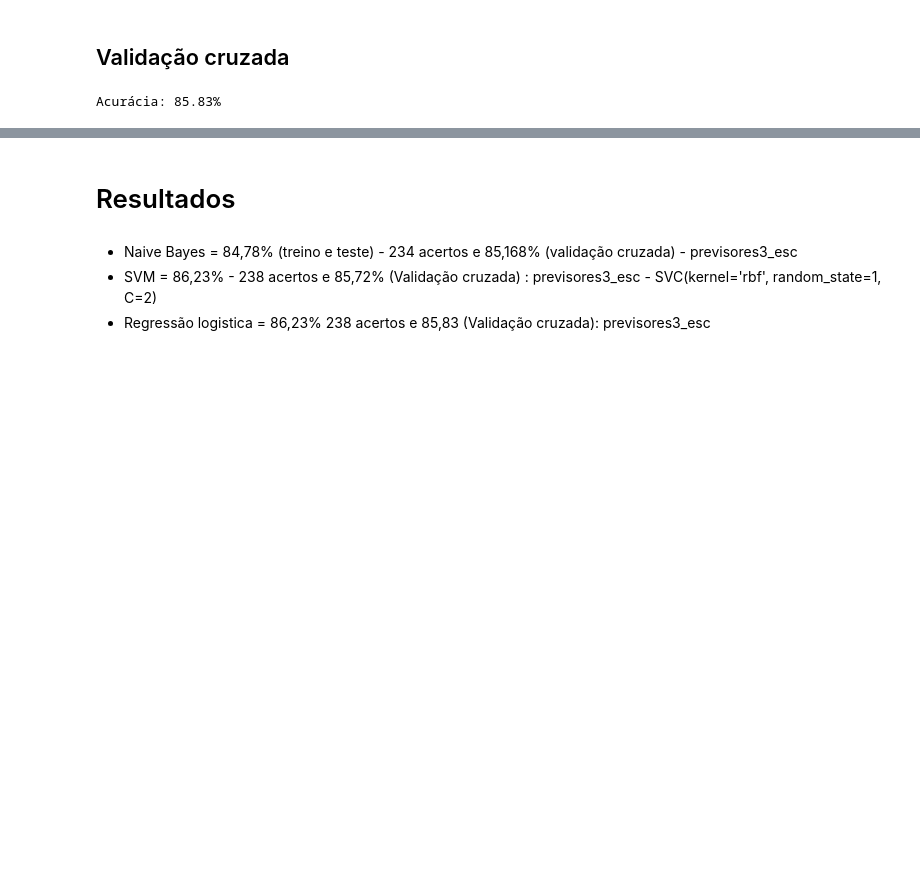
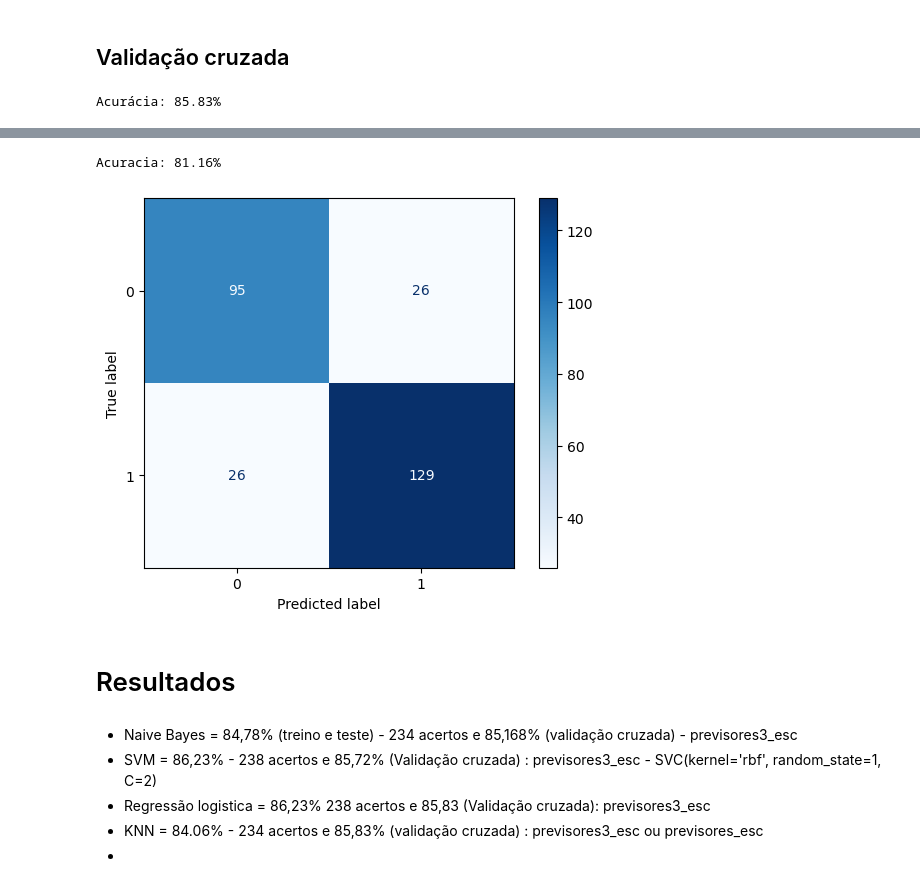
Before and after one commit to Rodriggo-Marcelino/Aprendizado_Supervisionado_Classifica-o, a Jupyter notebook: MachileLearningHeart.ipynb, the cells around one changed output, grey strips where cells are left out. Cells and saved outputs as stored; diff of their text form; code cells hidden in the pictures; blank space fills up the shorter version.

```diff
--- a/MachileLearningHeart.ipynb
+++ b/MachileLearningHeart.ipynb
@@ -1332,0 +1584,3 @@ Acurácia: 85.83%
+# %%
+arvore = DecisionTreeClassifier(criterion='entropy', random_state=0)
+arvore.fit(x_treino, y_treino)
@@ -1332,0 +1589,3 @@ Acurácia: 85.83%
+# %%
+previsoes_arvore = arvore.predict(x_teste)
+previsoes_arvore
@@ -1333,6 +1622,21 @@ Acurácia: 85.83%
+# %%
+print('Acuracia: %.2f%%' % (accuracy_score(y_teste, previsoes_arvore) * 100.0))
+# %% [output]
+Acuracia: 81.16%
+# %%
+disp = ConfusionMatrixDisplay.from_predictions(
+    y_teste,
+    previsoes_arvore,
+    cmap = plt.cm.Blues
+)
+plt.show()
+# %% [output]
+[figure, added]
 # %% [markdown]
 # Resultados
 # %% [markdown]
 - Naive Bayes = 84,78% (treino e teste) - 234 acertos e 85,168% (validação cruzada) - previsores3_esc
 - SVM = 86,23% - 238 acertos e 85,72% (Validação cruzada) : previsores3_esc - SVC(kernel='rbf', random_state=1, C=2)
 - Regressão logistica = 86,23% 238 acertos e 85,83 (Validação cruzada): previsores3_esc
+- KNN = 84.06% - 234 acertos e 85,83% (validação cruzada) : previsores3_esc ou previsores_esc
+-
```
Also changed, not shown: parts of 46 cells of this notebook, 2 other files.
